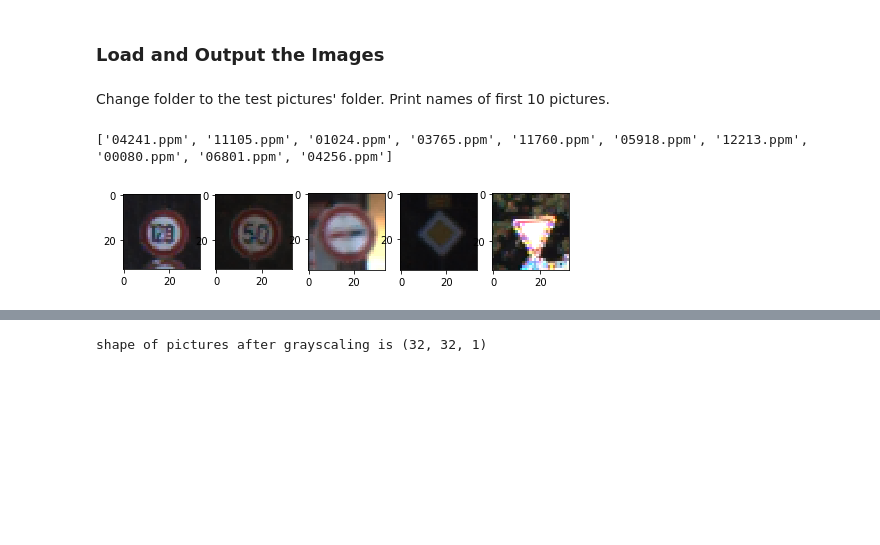
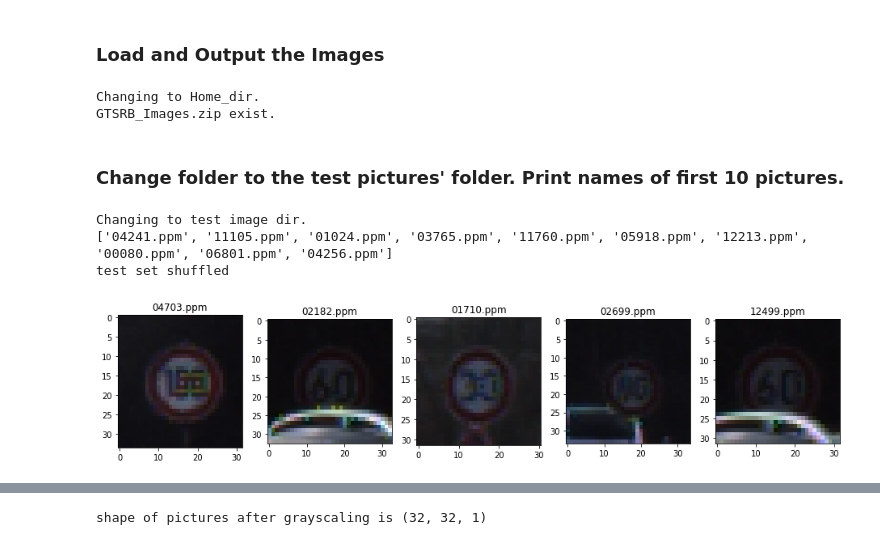
Before and after one commit to mgdreamingstar/CarND-Traffic-Sign-Classifier-Project, a Jupyter notebook: AWS/Traffic_Sign_Classifier.ipynb, the cells around one changed output, grey strips where cells are left out. Cells and saved outputs as stored; diff of their text form; code cells hidden in the pictures; blank space fills up the shorter version.

```diff
--- a/AWS/Traffic_Sign_Classifier.ipynb
+++ b/AWS/Traffic_Sign_Classifier.ipynb
@@ -223,0 +237,7 @@ Use the code cell (or multiple code cells, if necessary) to implement the first
+# %%
+n = 1000
+fig, ax = plt.subplots(1,5,figsize = (16,16))
+for ind in range(5):
+    img = X_train_gray[n * (ind + 1)].squeeze()
+    ax[ind].set_title('No. {} Grayscale'.format(n + 1000 * ind))
+    ax[ind].imshow(img, cmap = 'gray')
@@ -466,38 +493,60 @@ Test Accuracy = 0.927
 # %%
 ### Load the images and plot them here.
 ### Feel free to use as many code cells as needed.
-import urllib.request as ulr
-import zipfile
-import os,glob
+os.chdir(Home_dir)
+print('Changing to Home_dir.')
+
 if not glob.glob('GTSRB_Images.zip'):
     X_train_0, header = ulr.urlretrieve('http://benchmark.ini.rub.de/Dataset/GTSRB_Final_Test_Images.zip','GTSRB_Images.zip')
+    print('Downloading test data file...')
     X_zip = zipfile.ZipFile(X_train_0, 'r')
     X_zip.extractall()
     X_zip.close()
+    print('File unzipped.')
+else:
+    print('GTSRB_Images.zip exist.')
+
+shuffled = False
+# %% [output]
+Changing to Home_dir.
+GTSRB_Images.zip exist.
 # %% [markdown]
-Change folder to the test pictures' folder. Print names of first 10 pictures.
+### Change folder to the test pictures' folder. Print names of first 10 pictures.
-# %%
-if os.getcwd() != '/home/carnd/traffic-signs/GTSRB/Final_Test/Images/':
-    os.chdir('/home/carnd/traffic-signs/GTSRB/Final_Test/Images/')
-    print(os.listdir('.')[:10])
-# %% [output]
-['04241.ppm', '11105.ppm', '01024.ppm', '03765.ppm', '11760.ppm', '05918.ppm', '12213.ppm', '00080.ppm', '06801.ppm', '04256.ppm']
+# %%
+# '/home/carnd/traffic-signs/GTSRB/Final_Test/Images/'
+if os.getcwd() != Test_image_dir:
+    os.chdir(Test_image_dir)
+    print('Changing to test image dir.')
+else:
+    print('Current working folder:', Test_image_dir)
+print(os.listdir('.')[:10])
+
+if not shuffled:
+    imglist = np.array(os.listdir('.')) # store names of all the images in a list
+    np.random.shuffle(imglist) # random shuffle the list of names
+    shuffled = True
+    print('test set shuffled')
+else:
+    print('test set already shuffled')
+# %% [output]
+Changing to test image dir.
+['04241.ppm', '11105.ppm', '01024.ppm', '03765.ppm', '11760.ppm', '05918.ppm', '12213.ppm', '00080.ppm', '06801.ppm', '04256.ppm']
+test set shuffled
 # %%
-imglist = np.array(os.listdir('.')) # store names of all the images in a list
-np.random.shuffle(imglist) # random shuffle the list of names
-fig, ax = plt.subplots(1,5,figsize=((8,8))) # create 5 subplots for plotting the pics
-ind = 0
-index = 5
+fig, ax = plt.subplots(1,5,figsize=((16,16))) # create 5 subplots for plotting the pics
+search = 0
+number_of_pics = 0
 imlist = [] # list of the 5 pictures for the model to test on.
-while index > 0:
-    img = plt.imread(imglist[ind])
+while number_of_pics < 5:
+    img = plt.imread(imglist[search])
     if 30 < img.shape[0] < 35 and 30 < img.shape[1] <35: # choose the pics which have similar shape with (32,32)
-        index -= 1
-        imlist.append(imglist[ind])
-        ax[index].imshow(img)
-    ind += 1
+        imlist.append(imglist[search])
+        ax[number_of_pics].set_title(imglist[search])
+        ax[number_of_pics].imshow(img)
+        number_of_pics += 1
+    search += 1
 # %% [output]
-[figure, old version]
+[figure, new version]
 # %%
 for ind in range(5):
     print(plt.imread(imlist[ind]).shape) # print the shape of the 5 pics
```
Also changed, not shown: parts of 58 cells of this notebook, 1 other file.
